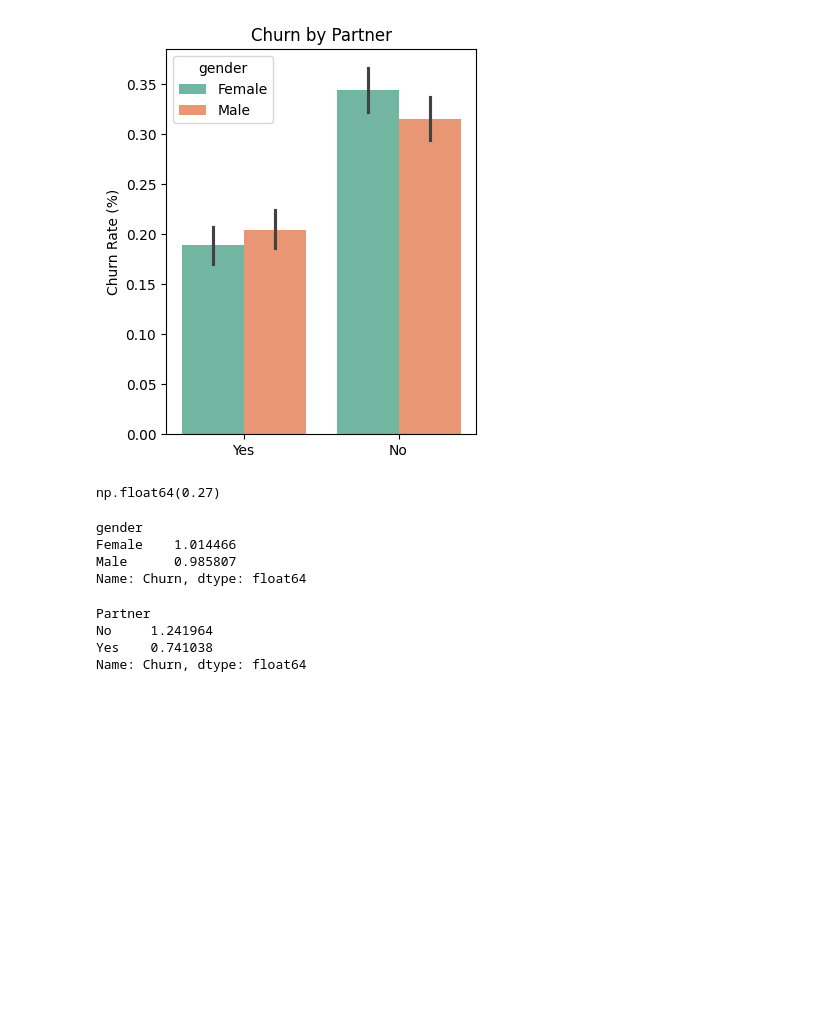
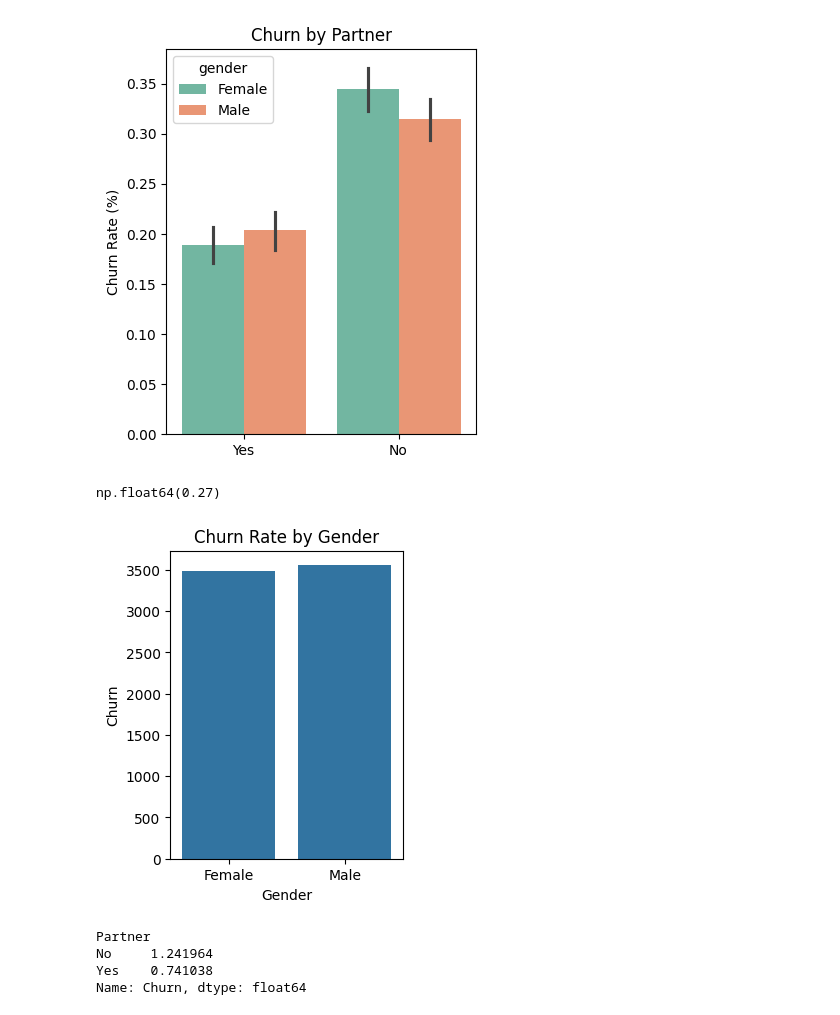
Before and after one commit to neel-dev-2000/Telco-Customer-Churn, a Jupyter notebook: Notebook/Churn.ipynb, the cells around one changed output. Saved outputs shown, nothing was run; the diff lists cells and outputs as text; code cells hidden in the pictures; blank space fills up the shorter version.

```diff
--- a/Notebook/Churn.ipynb
+++ b/Notebook/Churn.ipynb
@@ -210,14 +210,23 @@ np.float64(0.27)
 # %%
 #churn by Gender
 churn_gender=df.groupby('gender').Churn.mean()
 gender_risk= churn_gender/global_mean
 gender_risk
 # The differance between rates is small so gender is not important feature
+
+# Calculate churn rate by gender
+churn_gender = df.groupby('gender')['Churn'].count().reset_index()
+
+plt.figure(figsize=(3,4))
+sns.barplot(data=churn_gender, x='gender', y='Churn')
+
+# Labels and title
+plt.title('Churn Rate by Gender')
+plt.ylabel('Churn')
+plt.xlabel('Gender')
+plt.show()
 # %% [output]
-gender
-Female    1.014466
-Male      0.985807
-Name: Churn, dtype: float64
+[figure, added]
 # %%
 churn_partner=df.groupby('Partner').Churn.mean()
 partner_risk= churn_partner/global_mean
```
Also changed, not shown: parts of 2 cells of this notebook, 4 other files.
